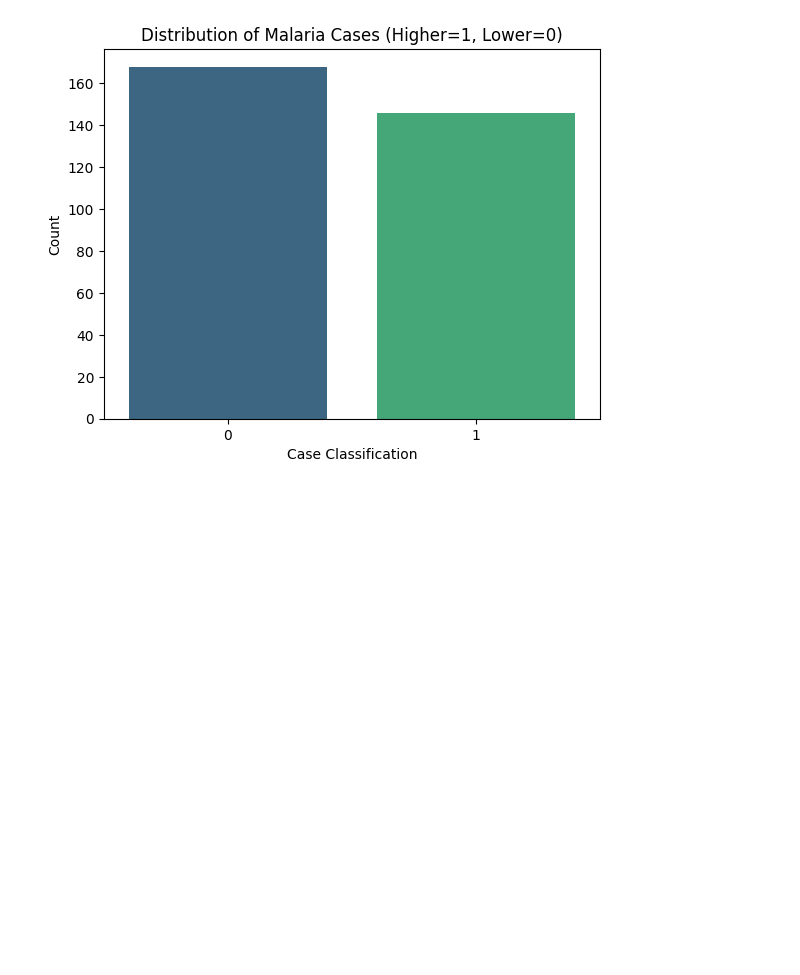
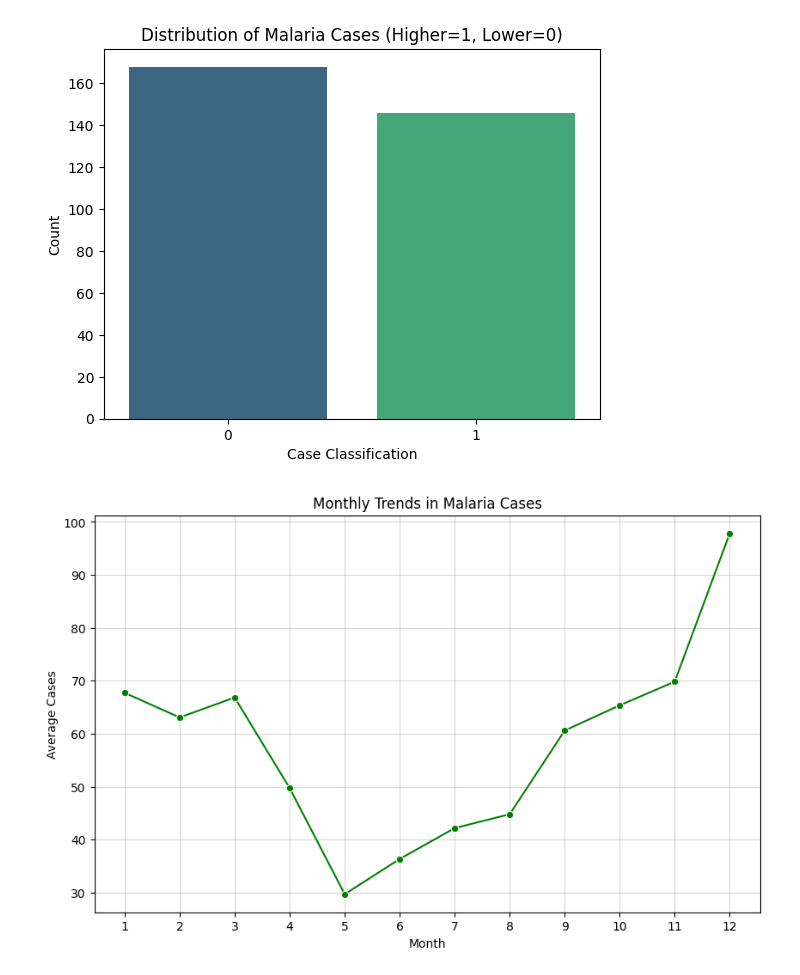
Before and after one commit to hydropython/malaria-outbreak-classifcation_prediction, a Jupyter notebook: Notebooks/data_preproccessing.ipynb, the cells around one changed output. Saved outputs shown, nothing was run; the diff lists cells and outputs as text; code cells hidden in the pictures; blank space fills up the shorter version.

```diff
--- a/Notebooks/data_preproccessing.ipynb
+++ b/Notebooks/data_preproccessing.ipynb
@@ -8,8 +8,8 @@ sys.path.append(os.path.abspath('../Scripts'))
 from preprocess_medoan import MalariaPreprocessor
 # %%
 # Example Usage
-data_path = '../Data/merged_weekly_Sayo.csv'
-target_column = 'Sayo'
+data_path = '../Data/merged_weekly_Yemalogi Walal.csv'
+target_column = 'Yemalogi Walal'
 
 # Instantiate the class
 processor = MalariaPreprocessor(data_path, target_column)
@@ -95,3 +95,7 @@ Passing `palette` without assigning `hue` is deprecated and will be removed in v
 
   sns.countplot(x='target', data=self.data, palette='viridis')
 [figure]
+# %%
+processor.visualize_monthly_trends()
+# %% [output]
+[figure, added]
```
Also changed, not shown: parts of 7 cells of this notebook, 25 other files.
